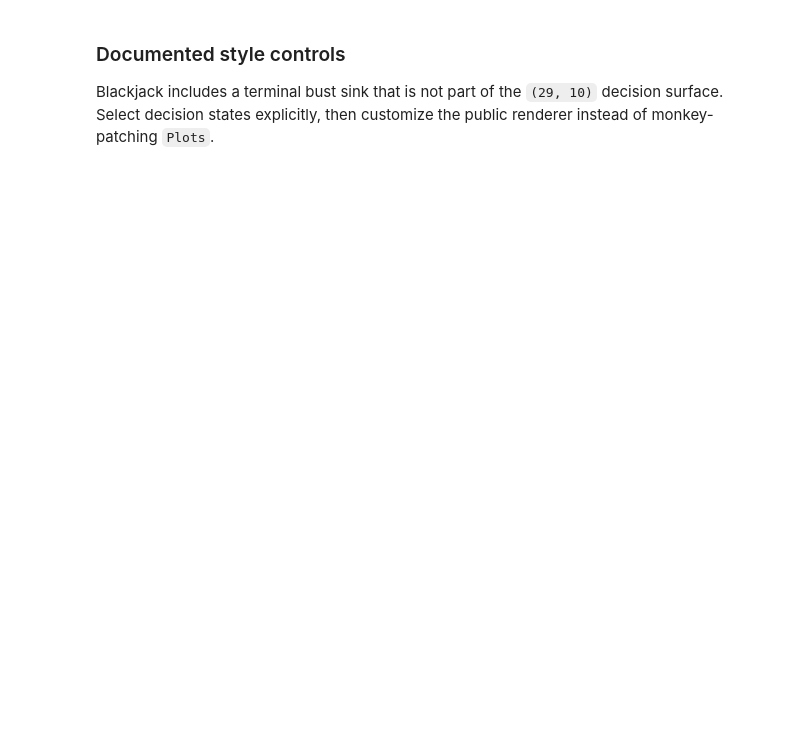
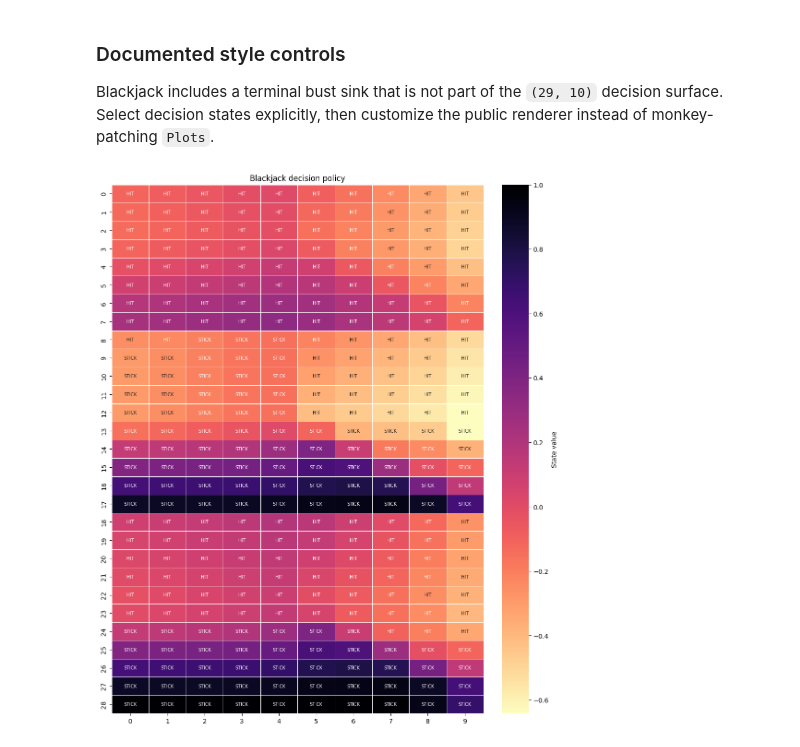
Before and after one commit to jlm429/bettermdptools, a Jupyter notebook: examples/plots.ipynb, the cells around one changed output. Drawn from its saved outputs; the diff is of its cells as text; code cells hidden in the pictures; blank space fills up the shorter version.

```diff
--- a/examples/plots.ipynb
+++ b/examples/plots.ipynb
@@ -112,23 +119,23 @@ Blackjack includes a terminal bust sink that is not part of the `(29, 10)` decis
 # %%
 base_env = gym.make("Blackjack-v1", render_mode=None)
 blackjack = BlackjackWrapper(base_env)
 V_blackjack, _, pi_blackjack = Planner(blackjack.P).value_iteration()
 decision_values = V_blackjack[:-1]
-decision_policy = {
-    state: pi_blackjack[state] for state in range(len(decision_values))
-}
+decision_policy = {state: pi_blackjack[state] for state in range(len(decision_values))}
 blackjack_grid = prepare_policy_grid(
     decision_policy, decision_values, {0: "STICK", 1: "HIT"}, (29, 10)
 )
 fig, ax = plt.subplots(figsize=(10, 12), layout="constrained")
 plot_policy_grid(
     blackjack_grid,
     ax=ax,
     title="Blackjack decision policy",
     cmap="magma_r",
     annotation_kws={"fontsize": 7},
 )
 plt.show()
 plt.close(fig)
 frozen_lake.close()
 blackjack.close()
+# %% [output]
+[figure, added]
```
Also changed, not shown: parts of 5 cells of this notebook, 6 other files.
